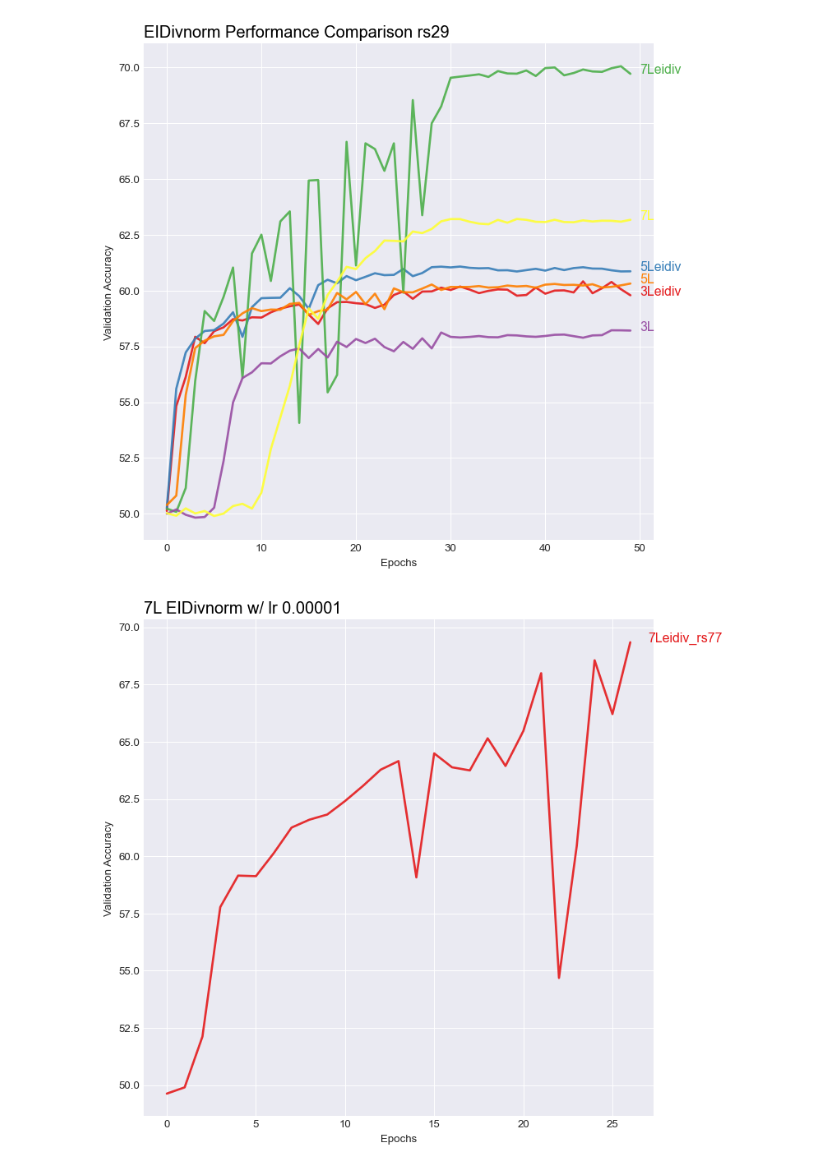
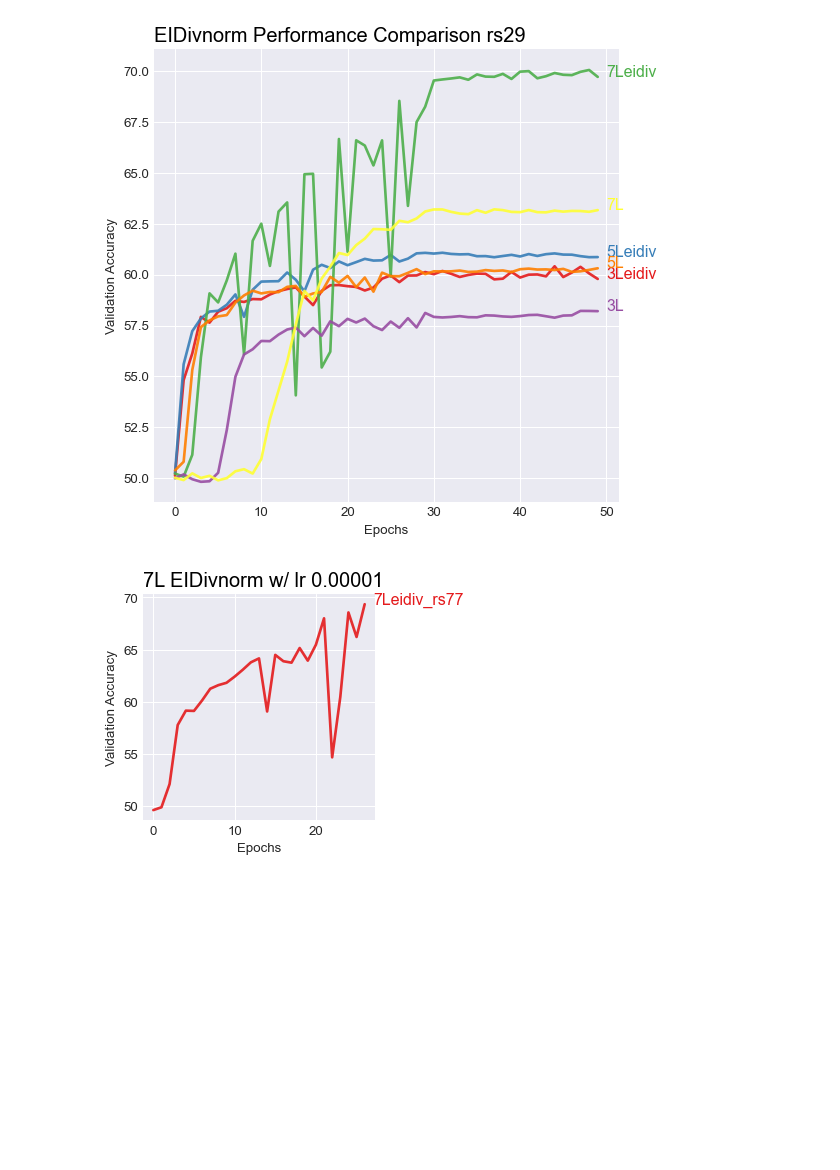
Before and after one commit to hiyuantang/marked_long, a Jupyter notebook: results/vis.ipynb, the cells around one changed output. Drawn from its saved outputs; the diff is of its cells as text; code cells hidden in the pictures; blank space fills up the shorter version.

```diff
--- a/results/vis.ipynb
+++ b/results/vis.ipynb
@@ -30,7 +30,7 @@ lines = np.array([np.asarray(L3eidiv_rs29), np.asarray(L5eidiv_rs29), np.asarray
 #setup plot
 plt.style.use('seaborn-darkgrid')
 dpi = 96
-plt.figure(figsize=(800/dpi, 800/dpi), dpi=dpi)
+plt.figure(figsize=(600/dpi, 600/dpi), dpi=dpi)
 palette = plt.get_cmap('Set1')
 #draw lines
 for i in range(lines.shape[0]):
@@ -45,30 +45,30 @@ plt.xlabel('Epochs')
 plt.ylabel('Validation Accuracy')
 plt.show()
 # %% [output]
-[figure, old version]
+[figure, new version]
 # %%
 name_list = np.array(['7Leidiv_rs77'])
 lines = np.array([np.asarray(L7eidiv_rs77_1_5)])
 
 #setup plot
 plt.style.use('seaborn-darkgrid')
 dpi = 96
-plt.figure(figsize=(800/dpi, 800/dpi), dpi=dpi)
+plt.figure(figsize=(300/dpi, 300/dpi), dpi=dpi)
 palette = plt.get_cmap('Set1')
 #draw lines
 for i in range(lines.shape[0]):
     plt.plot(lines[i], marker='', color=palette(i), linewidth=2, alpha=0.9, label=name_list[i])
 #mark lines
 for i in range(lines.shape[0]):
     plt.text(27, lines[i,-1], name_list[i], horizontalalignment='left', size='large', color=palette(i))
 
 #plt.legend(loc=2, ncol=2)
 plt.title("7L EIDivnorm w/ lr 0.00001", loc='left', fontsize=15, fontweight=0, color='black')
 plt.xlabel('Epochs')
 plt.ylabel('Validation Accuracy')
 plt.show()
 # %% [output]
-[figure, old version]
+[figure, new version]
 # %%
 L7eidiv_rs77 = get_val_results('./rs77/7Leidiv_rs77_5_6.txt')
 
```
Also changed, not shown: parts of 3 cells of this notebook.
